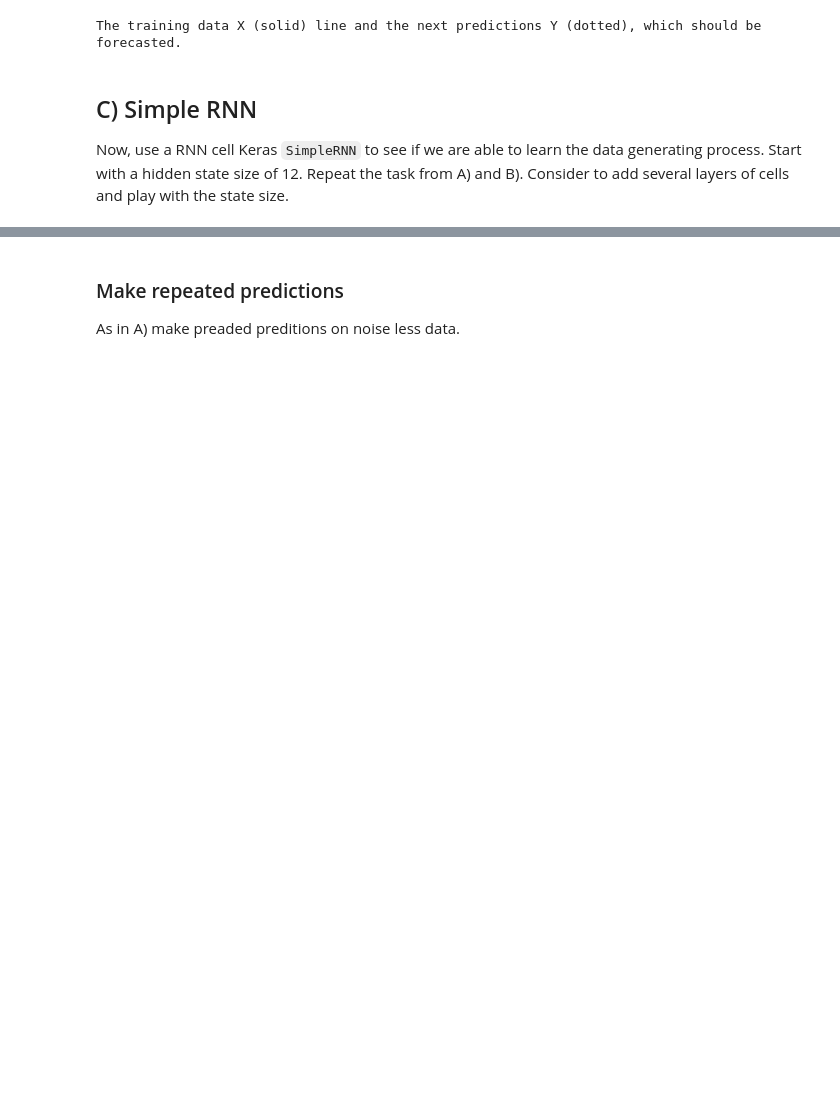
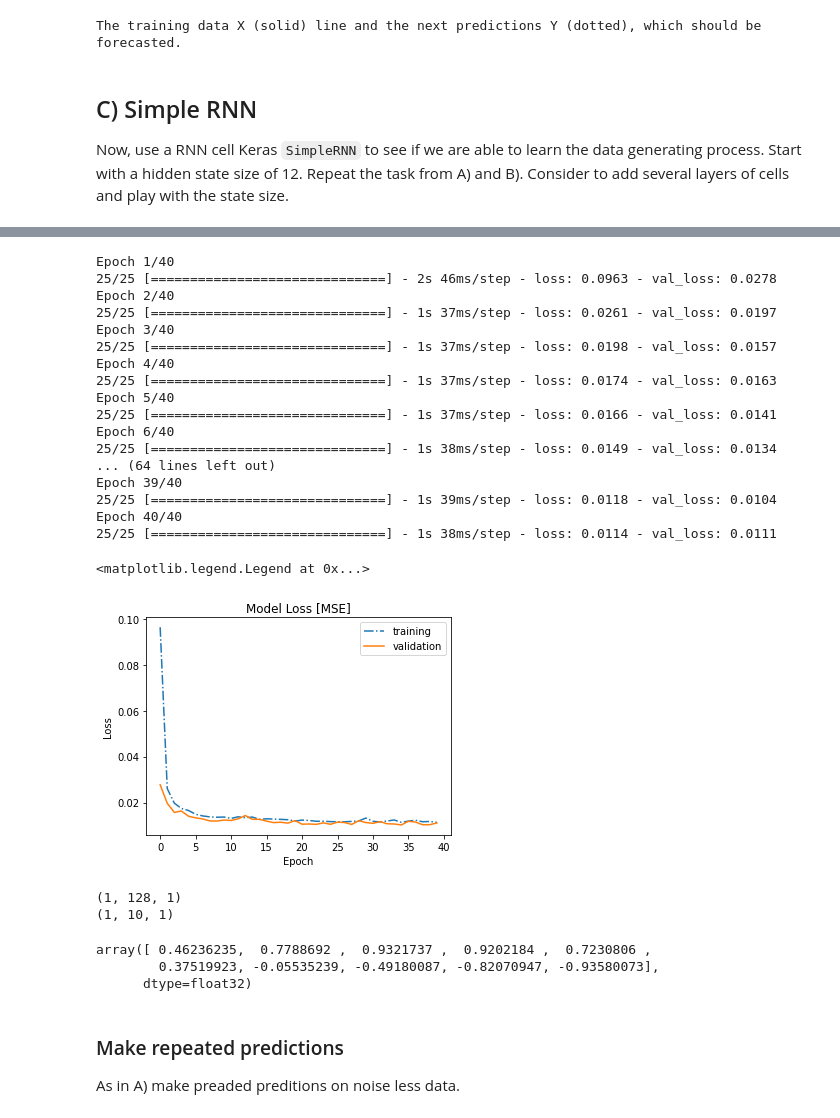
Before and after one commit to schmuecker/machine-learning-course, a Jupyter notebook: Deep Learning/03 rnn/03.1/LSTM_vs_1DConv_no_solution.ipynb, the cells around one changed output, grey strips where cells are left out. Saved outputs shown, nothing was run; the diff lists cells and outputs as text; code cells hidden in the pictures; blank space fills up the shorter version.

```diff
--- a/Deep Learning/03 rnn/03.1/LSTM_vs_1DConv_no_solution.ipynb
+++ b/Deep Learning/03 rnn/03.1/LSTM_vs_1DConv_no_solution.ipynb
@@ -354,3 +355,20 @@ The training data X (solid) line and the next predictions Y (dotted), which shou
 ## C) Simple RNN
 
 Now, use a RNN cell Keras `SimpleRNN` to see if we are able to learn the data generating process. Start with a hidden state size of 12. Repeat the task from A) and B). Consider to add several layers of cells and play with the state size.
+# %%
+def create_RNN(hidden_units, dense_units, input_shape, activation):
+    new_model = Sequential()
+    new_model.add(SimpleRNN(hidden_units, input_shape= input_shape,
+                        activation=activation[0], return_sequences=True))
+    new_model.add(SimpleRNN(hidden_units, input_shape= input_shape,
+                        activation=activation[0], return_sequences=True))
+    new_model.add(SimpleRNN(hidden_units, input_shape= input_shape,
+                        activation=activation[0], return_sequences=True))
+    new_model.add(Dense(units=dense_units, activation=activation[1]))
+    new_model.add(Lambda(slice, arguments={'slice_length':look_ahead}))
+    new_model.compile(loss='mean_squared_error', optimizer='adam')
+    return new_model
+
+model3 = create_RNN(48, 1, (None,1), activation=['tanh', 'tanh'])
+
+model3.summary()
@@ -357,3 +395,52 @@ Now, use a RNN cell Keras `SimpleRNN` to see if we are able to learn the data ge
+# %%
+X_train = X[:799]
+Y_train = Y[:799]
+X_valid = X[800:]
+Y_valid = Y[800:]
+
+history = model3.fit(X_train, Y_train, validation_data=(X_valid, Y_valid), epochs=40)
+
+# Plot
+plt.figure(figsize=(12,4))
+
+plt.subplot(1,2,(2))
+plt.plot(history.history['loss'], linestyle='-.')
+plt.plot(history.history['val_loss'])
+plt.title('Model Loss [MSE]')
+plt.ylabel('Loss')
+plt.xlabel('Epoch')
+plt.legend(['training', 'validation'], loc='upper right')
+# %% [output]
+Epoch 1/40
+25/25 [==============================] - 2s 46ms/step - loss: 0.0963 - val_loss: 0.0278
+Epoch 2/40
+25/25 [==============================] - 1s 37ms/step - loss: 0.0261 - val_loss: 0.0197
+Epoch 3/40
+25/25 [==============================] - 1s 37ms/step - loss: 0.0198 - val_loss: 0.0157
+Epoch 4/40
+25/25 [==============================] - 1s 37ms/step - loss: 0.0174 - val_loss: 0.0163
+Epoch 5/40
+25/25 [==============================] - 1s 37ms/step - loss: 0.0166 - val_loss: 0.0141
+Epoch 6/40
+25/25 [==============================] - 1s 38ms/step - loss: 0.0149 - val_loss: 0.0134
+... (64 lines left out)
+Epoch 39/40
+25/25 [==============================] - 1s 39ms/step - loss: 0.0118 - val_loss: 0.0104
+Epoch 40/40
+25/25 [==============================] - 1s 38ms/step - loss: 0.0114 - val_loss: 0.0111
+<matplotlib.legend.Legend at 0x...>
+[figure, added]
+# %%
+x_test,y_test = gen_data(size=1,noise=0.0)
+print(x_test.shape)
+print(y_test.shape)
+model3.predict(x_test).reshape(-1)#Predicts 10 value
+# %% [output]
+(1, 128, 1)
+(1, 10, 1)
+array([ 0.46236235,  0.7788692 ,  0.9321737 ,  0.9202184 ,  0.7230806 ,
+        0.37519923, -0.05535239, -0.49180087, -0.82070947, -0.93580073],
+      dtype=float32)
 # %% [markdown]
 ### Make repeated predictions
 As in A) make preaded preditions on noise less data.
```
Also changed, not shown: parts of 18 cells of this notebook.
